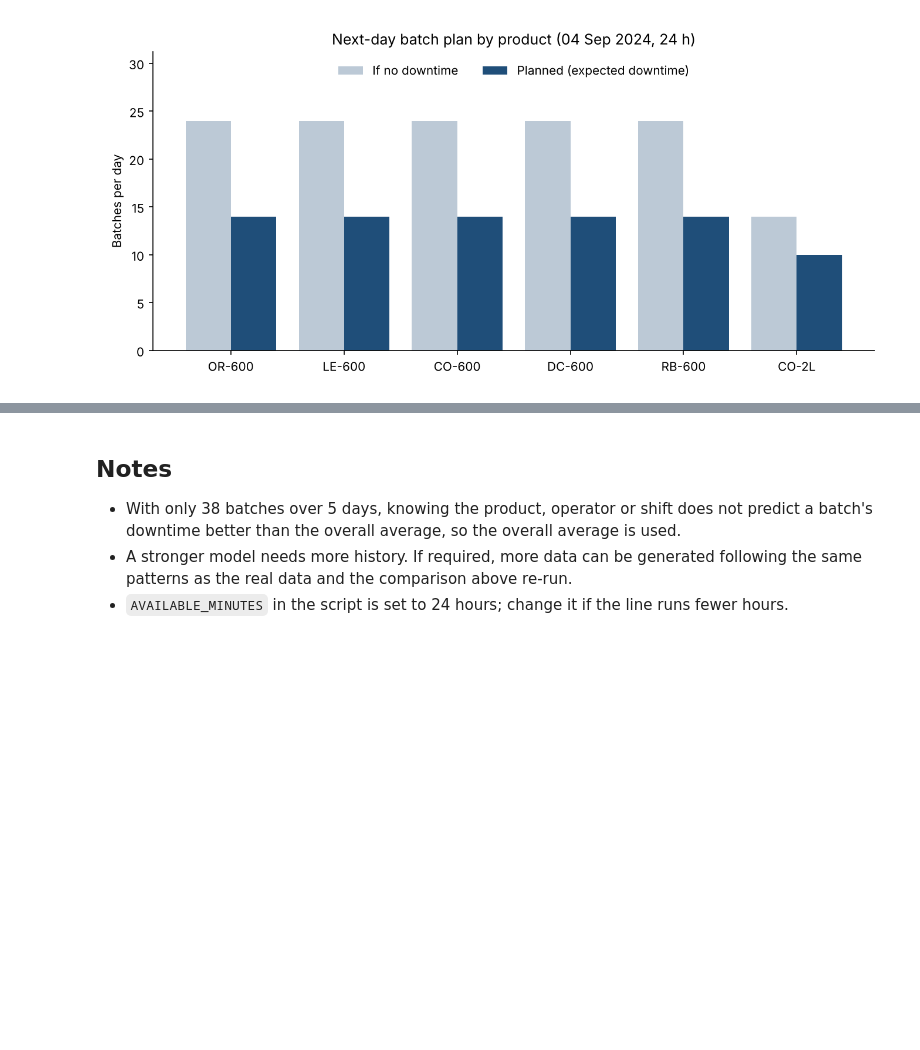
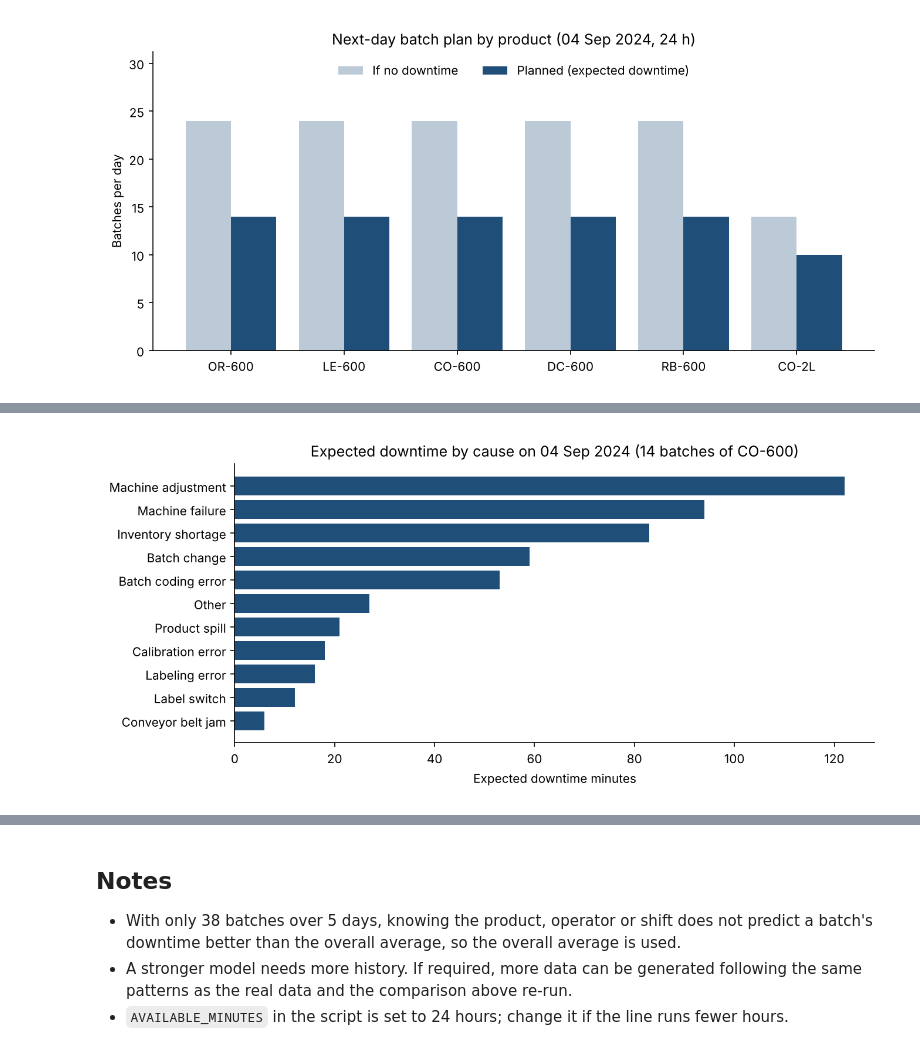
Before and after one commit to mohamed-nasser11/Manufacturing-Downtime, a Jupyter notebook: project/notebooks/02_forecast.ipynb, the cells around one changed output, grey strips where cells are left out. Saved outputs shown, nothing was run; the diff lists cells and outputs as text; code cells hidden in the pictures; blank space fills up the shorter version.

Commit message:
Add forecasting questions by cause and by operator

```diff
--- a/project/notebooks/02_forecast.ipynb
+++ b/project/notebooks/02_forecast.ipynb
@@ -56,0 +77,4 @@ Image("../reports/figures/06_forecast_batches.png")
+# %%
+Image("../reports/figures/07_forecast_by_cause.png")
+# %% [output]
+[figure, added]
```
Also changed, not shown: parts of 8 cells of this notebook, 6 other files.
